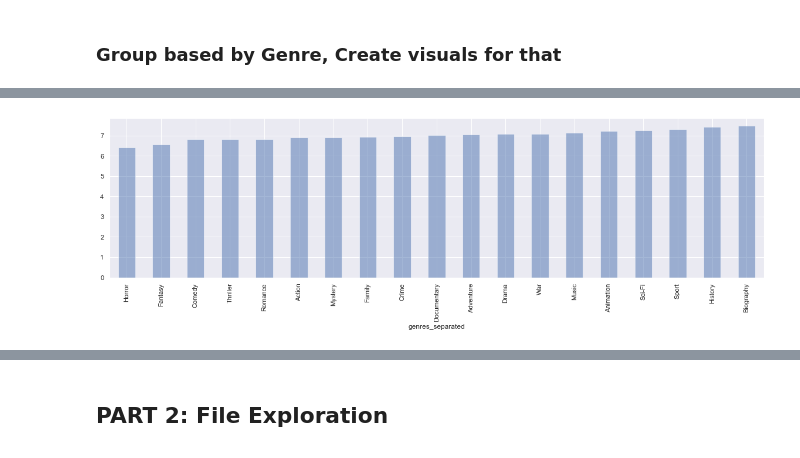
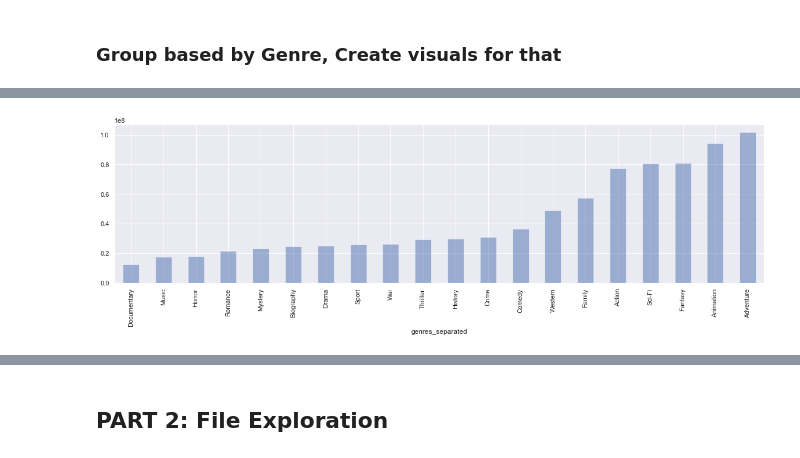
Before and after one commit to doriggs/Semester1Capstone, a Jupyter notebook: student.ipynb, the cells around one changed output, grey strips where cells are left out. Drawn from its saved outputs; the diff is of its cells as text; code cells hidden in the pictures.

Commit message:
Removed unused code, cleaned up used code, improved graphs, filtered by english and filtered out duplicates

```diff
--- a/student.ipynb
+++ b/student.ipynb
@@ -374,5 +312,0 @@ genre_df = genre_df[(genre_df.numvotes >= 10000) & (genre_df.movie_count >= 100)
-# %%
-genre_df['gross_profit_per_movie'] = (genre_df.num_worldwide_gross - genre_df.num_production_budget) / genre_df.movie_count
-genre_df['profit_ratio'] = genre_df.num_worldwide_gross / genre_df.num_production_budget
-genre_df['average_rating'] = genre_df['rating_points'] / genre_df['numvotes']
-genre_df['numvotes_per_movie'] = genre_df.numvotes / genre_df.movie_count
@@ -400,6 +313,22 @@ See the caveats in the documentation: https://pandas.pydata.org/pandas-docs/stab
+# %%
+#  Change the name of the movie_id column, which was used to count the number of movies in the genre
+genre_df.columns = ['mean_numvotes', 'median_numvotes', 'mean_production_budget',
+       'median_production_budget', 'mean_domestic_gross',
+       'median_domestic_gross', 'mean_worldwide_gross',
+       'median_worldwide_gross', 'mean_profit_ratio', 'median_profit_ratio',
+       'mean_net_profit', 'median_net_profit', 'mean_genre_amount',
+       'movie_count'];
+# Remove genres with really low samples (< 30 movies)
+genre_df = genre_df[(genre_df.movie_count >= 10)].copy()
+# %%
+# Divide columns by 1000000 to easily display values in millions
+genre_df['mean_net_profit'] = genre_df['mean_net_profit'] / 1000000
+genre_df['median_net_profit'] = genre_df['median_net_profit'] / 1000000
+# %%
+sns.set_theme()
+sns.set_style('darkgrid')
 # %%
 fig, ax = plt.subplots(figsize=(20,5))
-genre_df.sort_values('average_rating').average_rating\
-.plot.bar(ax=ax, alpha = .5);
+genre_df.sort_values('mean_production_budget').mean_production_budget.plot.bar(ax=ax, alpha = .5);
 # %% [output]
-[figure, old version]
+[figure, new version]
```
Also changed, not shown: parts of 69 cells of this notebook.
